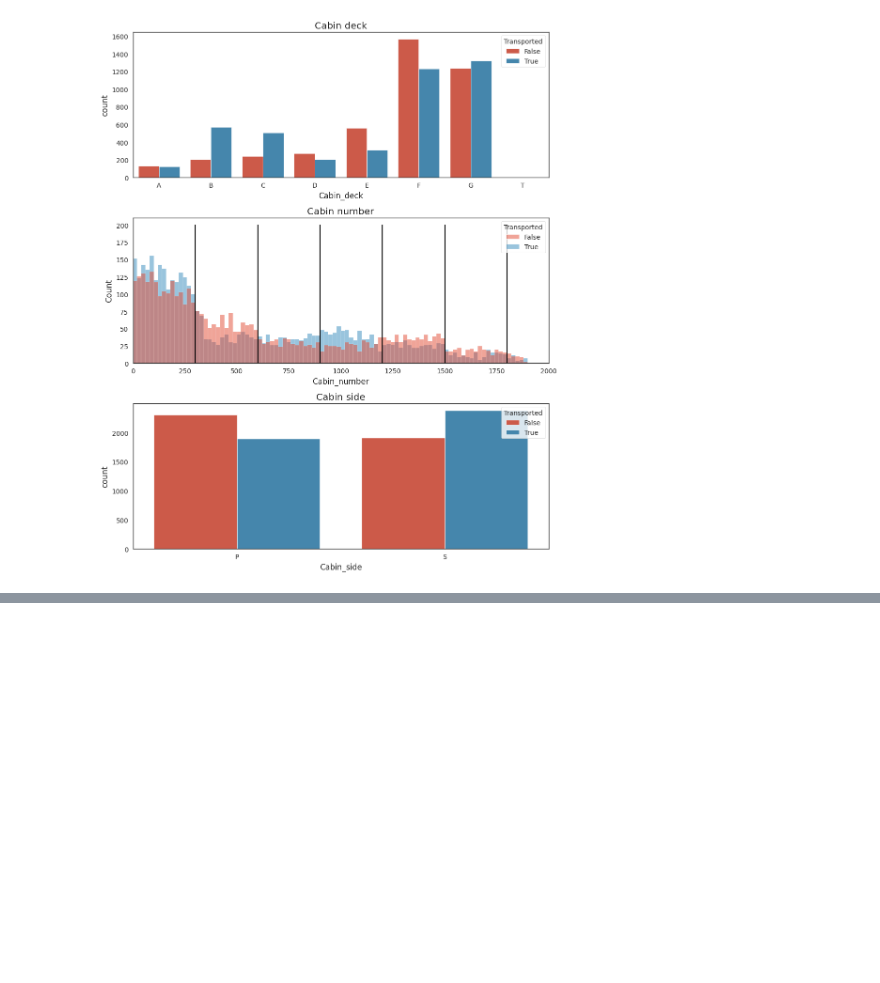
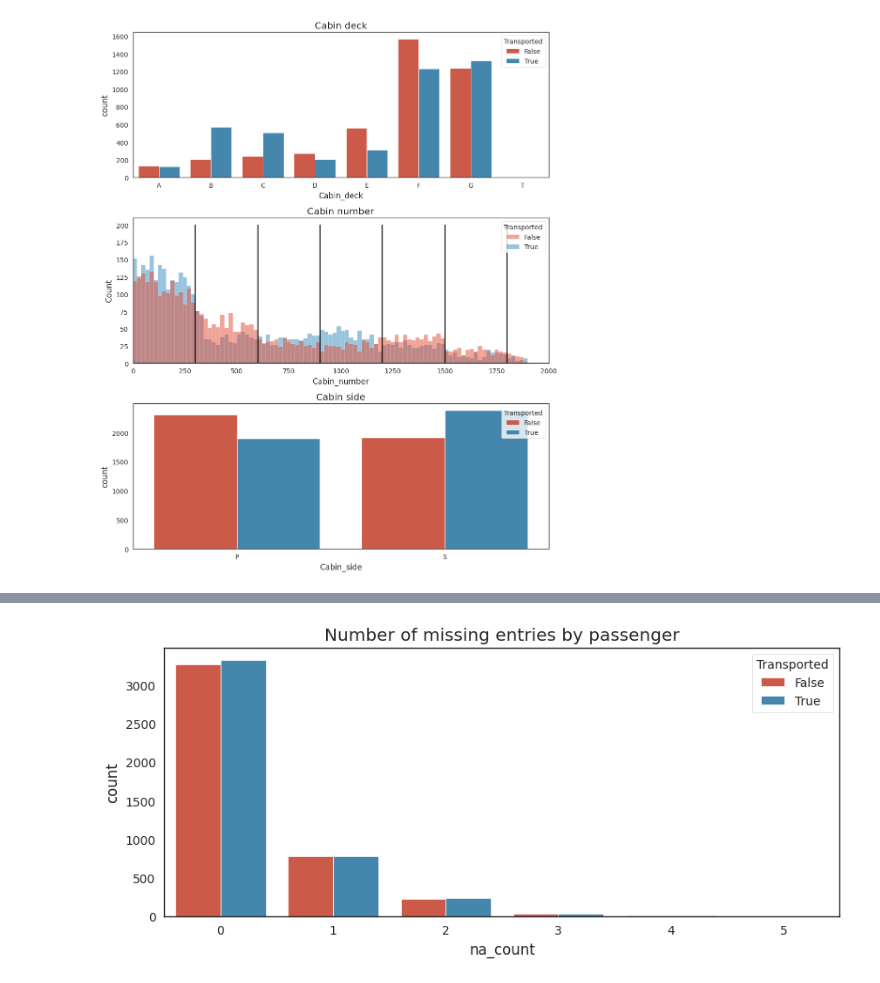
Before and after one commit to lixixi89055465/kaggle_stu, a Jupyter notebook: Spaceship_Titanic/Solution05/Best models Spaceship_Titanic01.py.ipynb, the cells around one changed output, grey strips where cells are left out. Saved outputs shown, nothing was run; the diff lists cells and outputs as text; code cells hidden in the pictures; blank space fills up the shorter version.

```diff
--- a/Spaceship_Titanic/Solution05/Best models Spaceship_Titanic01.py.ipynb
+++ b/Spaceship_Titanic/Solution05/Best models Spaceship_Titanic01.py.ipynb
@@ -311,0 +302,9 @@ Index(['PassengerId', 'HomePlanet', 'CryoSleep', 'Cabin', 'Destination', 'Age',
+# %%
+# Countplot of number of missing values by passenger
+data1['na_count'] = data1.isna().sum(axis=1)
+plt.figure(figsize=(10, 4))
+sns.countplot(data=data1, x='na_count', hue='Transported')
+plt.title('Number of missing entries by passenger')
+data1.drop('na_count', axis=1, inplace=True)
+# %% [output]
+[figure, added]
```
Also changed, not shown: parts of 26 cells of this notebook, 6 other files.
